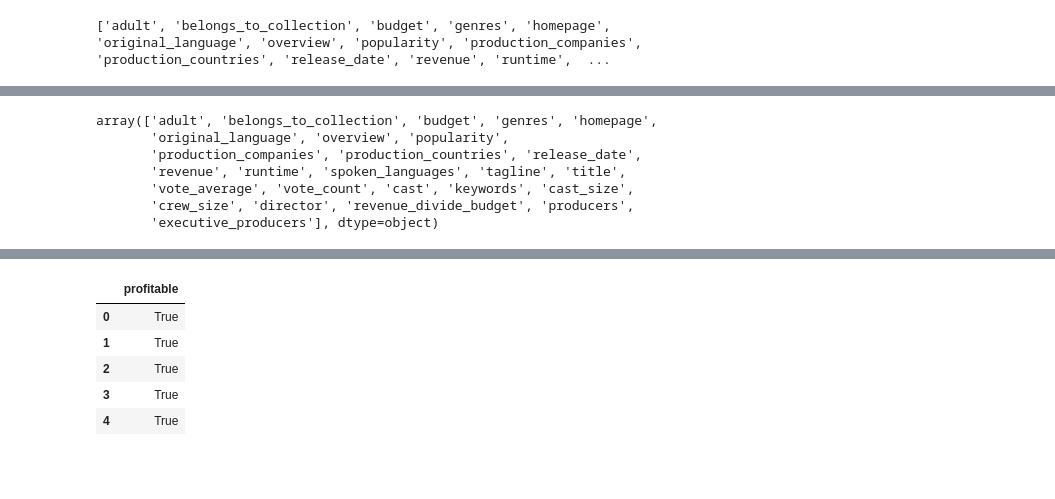
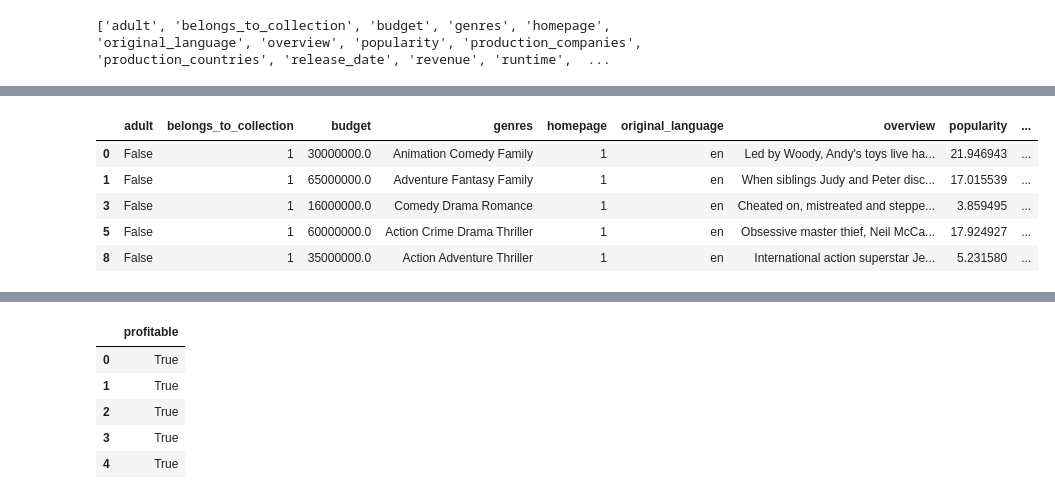
Before and after one commit to jjamay/SYDE-522-Project, a Jupyter notebook: data_prep.ipynb, the cells around one changed output, grey strips where cells are left out. Drawn from its saved outputs; the diff is of its cells as text; code cells hidden in the pictures; blank space fills up the shorter version.

Commit message:
Converting from list of strings to strings for easy vectorization of words

```diff
--- a/data_prep.ipynb
+++ b/data_prep.ipynb
@@ -17,6 +17,10 @@ movies_md_df.head()
 | 4 | False | Father of the Bride Collection | NaN | ['Comedy'] | NaN | 11862.0 | tt0113041 | en | ... |
 # %%
 import ast
+
+def list_of_str_to_str(list_of_str):
+    return " ".join(list_of_str) if type(list_of_str) == list else list_of_str
+
 
 def get_role_list(people, role):
     people = ast.literal_eval(people)
@@ -26,7 +30,7 @@ def get_role_list(people, role):
         if person['job'] == role:
             crew.append(person['name'])
 
-    return crew if len(crew) else np.nan
+    return list_of_str_to_str(crew) if len(crew) else np.nan
 # %%
 # delete all rows that do not have revenue/cost recorded
 print(movies_md_df.shape)
@@ -74,10 +69,20 @@ movies_md_df.head()
-# %%
-movies_md_df.columns.values
-# %% [output]
-array(['adult', 'belongs_to_collection', 'budget', 'genres', 'homepage',
-       'original_language', 'overview', 'popularity',
-       'production_companies', 'production_countries', 'release_date',
-       'revenue', 'runtime', 'spoken_languages', 'tagline', 'title',
-       'vote_average', 'vote_count', 'cast', 'keywords', 'cast_size',
-       'crew_size', 'director', 'revenue_divide_budget', 'producers',
-       'executive_producers'], dtype=object)
+# %%
+columns_with_list_of_str = [
+    'genres',
+    'production_countries',
+    'production_companies',
+    'cast',
+    'keywords',
+]
+
+for col in columns_with_list_of_str:
+    movies_md_df[col] = movies_md_df[col].apply(lambda x: list_of_str_to_str(ast.literal_eval(x)) if x != np.nan else x)
+
+movies_md_df.head()
+# %% [output]
+|  | adult | belongs_to_collection | budget | genres | homepage | original_language | overview | popularity | ... |
+| 0 | False | 1 | 30000000.0 | Animation Comedy Family | 1 | en | Led by Woody, Andy's toys live ha... | 21.946943 | ... |
+| 1 | False | 1 | 65000000.0 | Adventure Fantasy Family | 1 | en | When siblings Judy and Peter disc... | 17.015539 | ... |
+| 3 | False | 1 | 16000000.0 | Comedy Drama Romance | 1 | en | Cheated on, mistreated and steppe... | 3.859495 | ... |
+| 5 | False | 1 | 60000000.0 | Action Crime Drama Thriller | 1 | en | Obsessive master thief, Neil McCa... | 17.924927 | ... |
+| 8 | False | 1 | 35000000.0 | Action Adventure Thriller | 1 | en | International action superstar Je... | 5.231580 | ... |
```
Also changed, not shown: parts of 4 cells of this notebook.
